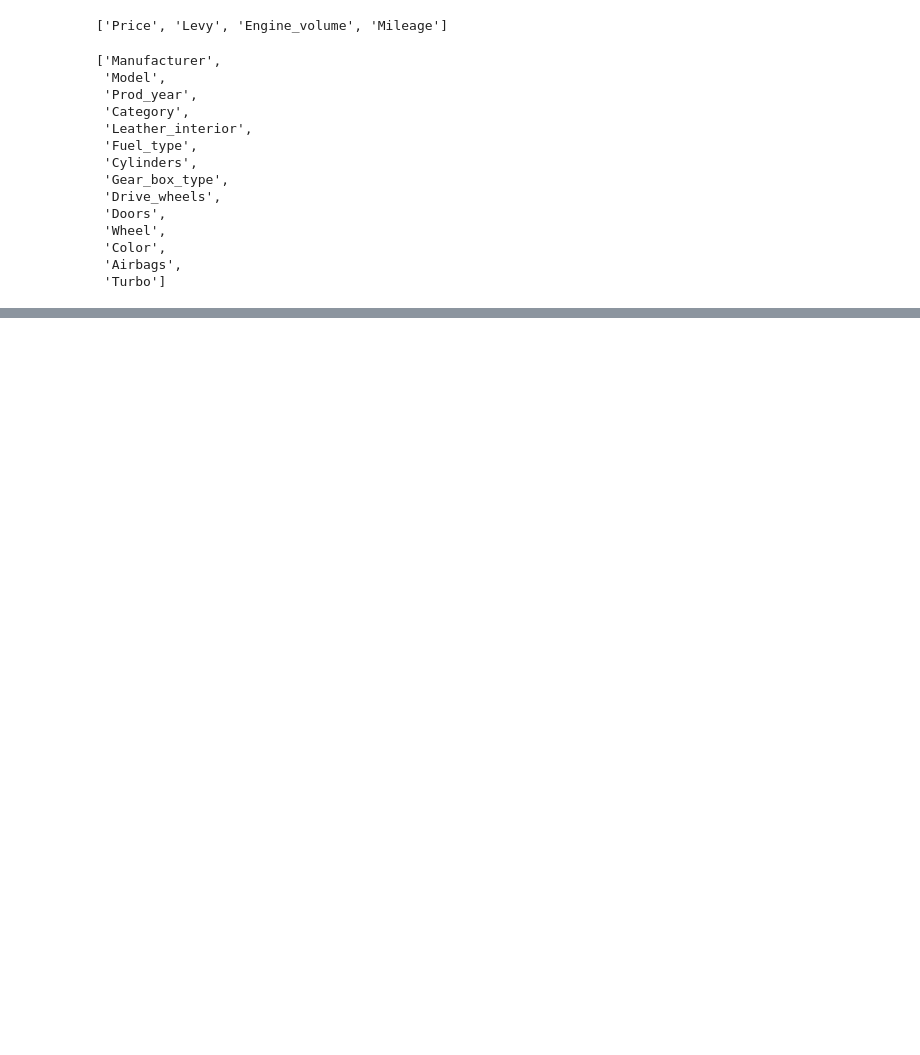
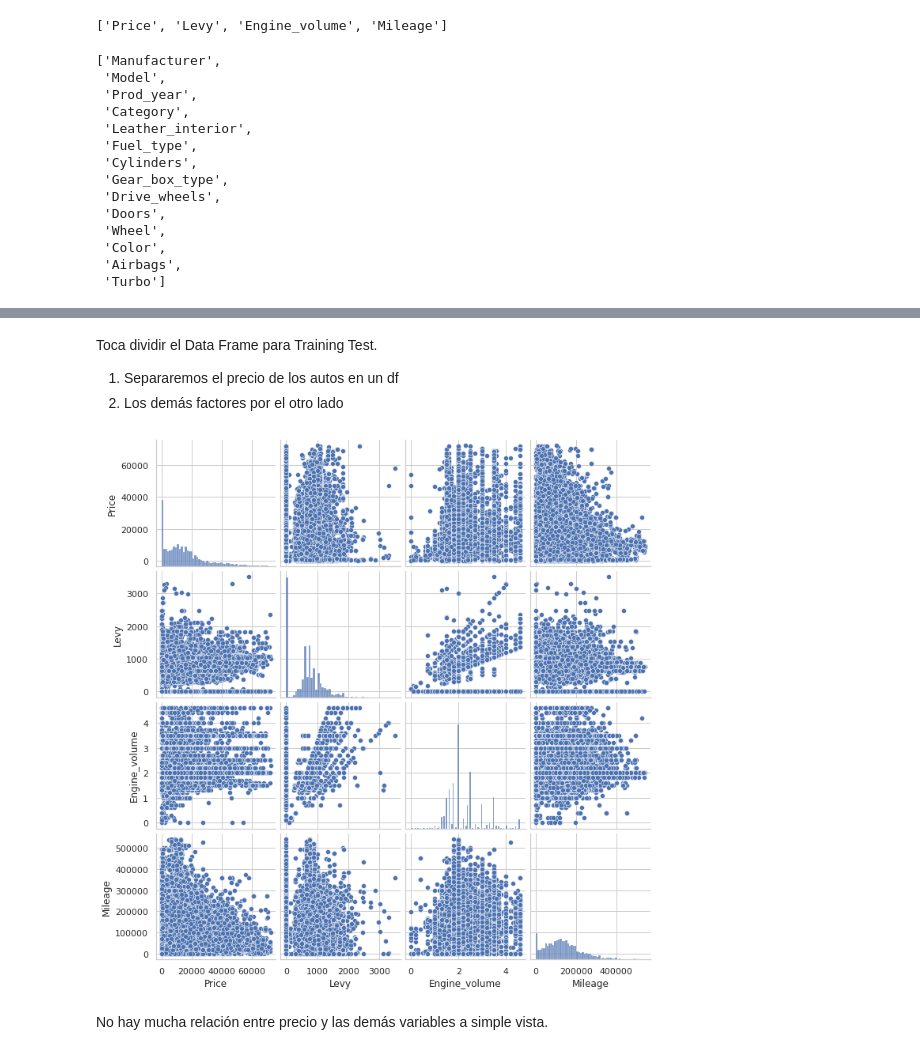
Before and after one commit to FacuHerrera00/Car-Sales, a Jupyter notebook: ProyectoDS_ParteII_+ELIA+HERRERA.ipynb, the cells around one changed output, grey strips where cells are left out. Cells and saved outputs as stored; diff of their text form; code cells hidden in the pictures; blank space fills up the shorter version.

```diff
--- a/ProyectoDS_ParteII_+ELIA+HERRERA.ipynb
+++ b/ProyectoDS_ParteII_+ELIA+HERRERA.ipynb
@@ -491,0 +498,13 @@ cat_col
+# %% [markdown]
+Toca dividir el Data Frame para Training Test.
+
+1.   Separaremos el precio de los autos en un df
+2.   Los demás factores por el otro lado
+# %%
+##Tiramos un ultimo pairplot de "num_col"
+sns.pairplot(df_new[num_col])
+plt.show()
+# %% [output]
+[figure, added]
+# %% [markdown]
+No hay mucha relación entre precio y las demás variables a simple vista.
```
Also changed, not shown: parts of 9 cells of this notebook.
